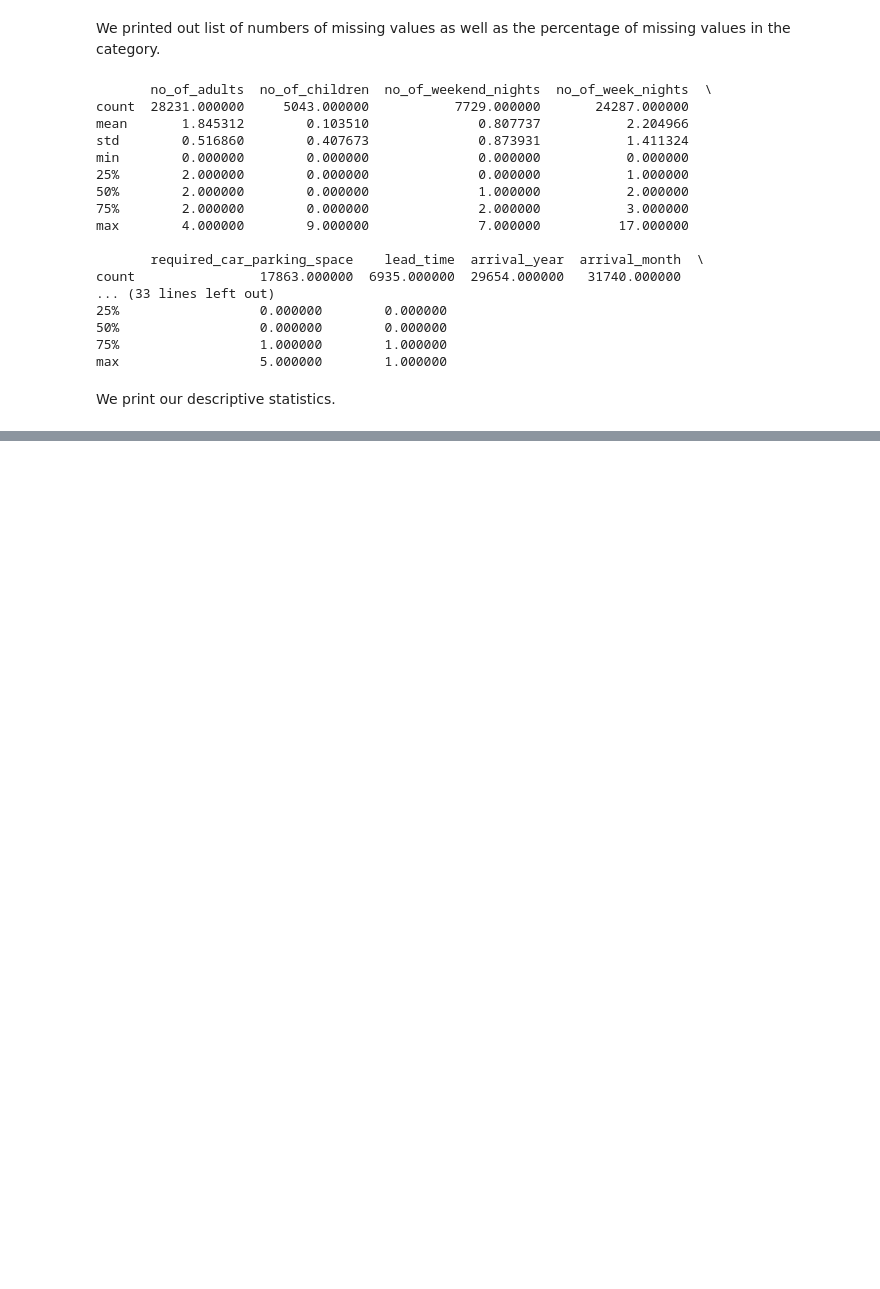
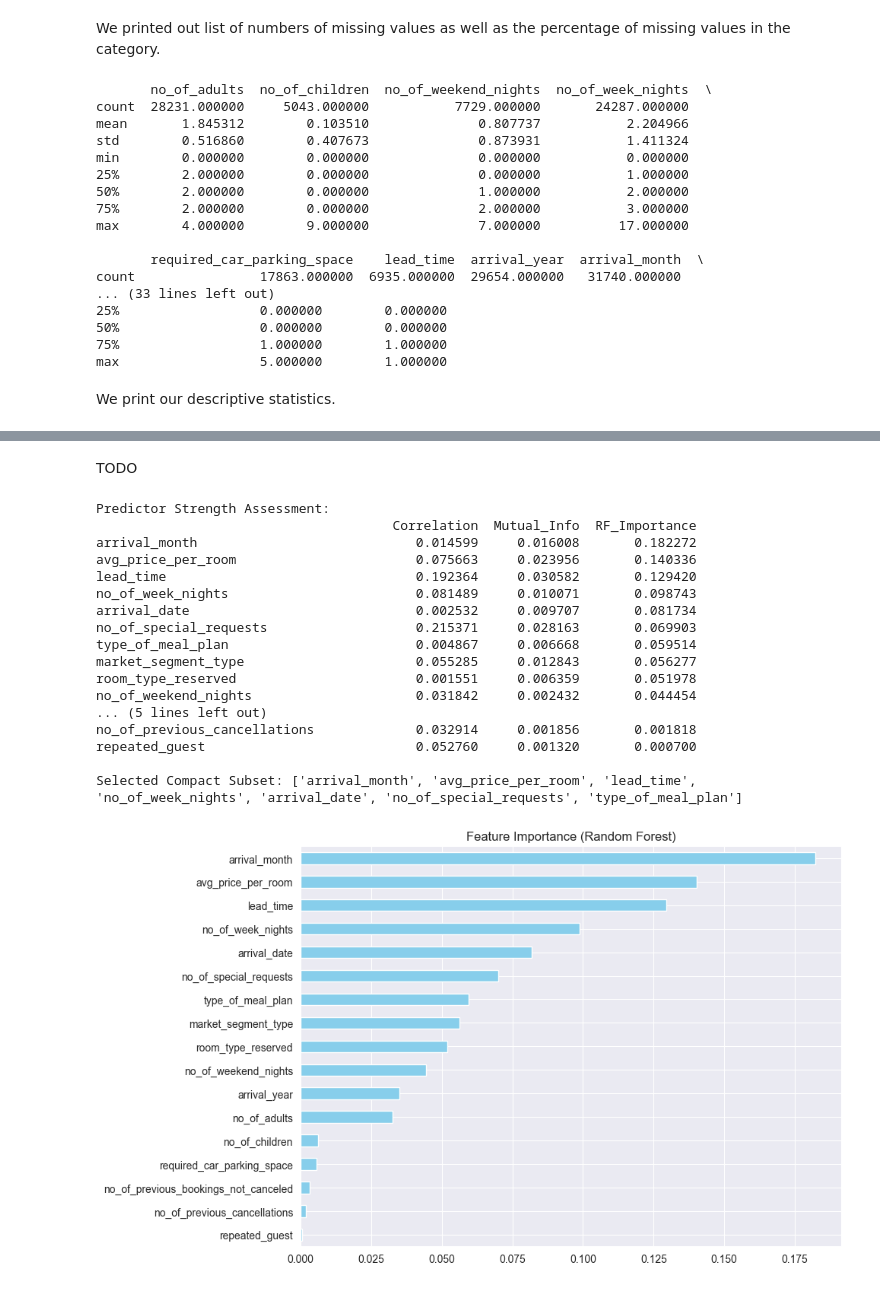
Before and after one commit to dajja-blip/data_science2_task2, a Jupyter notebook: Task1.ipynb, the cells around one changed output, grey strips where cells are left out. Saved outputs shown, nothing was run; the diff lists cells and outputs as text; code cells hidden in the pictures; blank space fills up the shorter version.

```diff
--- a/Task1.ipynb
+++ b/Task1.ipynb
@@ -188,0 +236,71 @@ Passing `palette` without assigning `hue` is deprecated and will be removed in v
+# %% [markdown]
+TODO
+# %%
+df_clean = df_clean.drop(columns=['Booking_ID']) # Drop identifier
+
+# 2. Preprocessing for Feature Analysis
+# Encode categorical variables so they can be processed by MI and RF
+le = LabelEncoder()
+for col in df_clean.select_dtypes(include=['object']).columns:
+    df_clean[col] = le.fit_transform(df_clean[col].astype(str))
+
+# Impute missing values with median to allow calculations
+imputer = SimpleImputer(strategy='median')
+df_imputed = pd.DataFrame(imputer.fit_transform(df_clean), columns=df_clean.columns)
+
+X = df_imputed.drop(columns=['booking_status'])
+y = df_imputed['booking_status']
+
+# --- METHOD 1: Pearson Correlation ---
+correlations = df_imputed.corr()['booking_status'].abs().drop('booking_status')
+
+# --- METHOD 2: Mutual Information (Captures non-linear relationships) ---
+mi_scores = mutual_info_classif(X, y, random_state=42)
+mi_series = pd.Series(mi_scores, index=X.columns)
+
+# --- METHOD 3: Random Forest Importance (Captures interactions) ---
+rf = RandomForestClassifier(n_estimators=100, random_state=42)
+rf.fit(X, y)
+rf_importance = pd.Series(rf.feature_importances_, index=X.columns)
+
+# 3. Combine and Compare Strengths
+importance_df = pd.DataFrame({
+    'Correlation': correlations,
+    'Mutual_Info': mi_series,
+    'RF_Importance': rf_importance
+}).sort_values(by='RF_Importance', ascending=False)
+
+print("Predictor Strength Assessment:")
+print(importance_df)
+
+# 4. Selection Logic: Choose top features across all metrics
+# We select the top 7 features based on RF importance as the baseline
+compact_subset = importance_df.head(7).index.tolist()
+print(f"\nSelected Compact Subset: {compact_subset}")
+
+# Optional: Visualize the importance
+plt.figure(figsize=(10, 6))
+importance_df['RF_Importance'].plot(kind='barh', color='skyblue')
+plt.title('Feature Importance (Random Forest)')
+plt.gca().invert_yaxis()
+plt.tight_layout()
+plt.savefig('feature_importance.png')
+# %% [output]
+Predictor Strength Assessment:
+                                      Correlation  Mutual_Info  RF_Importance
+arrival_month                            0.014599     0.016008       0.182272
+avg_price_per_room                       0.075663     0.023956       0.140336
+lead_time                                0.192364     0.030582       0.129420
+no_of_week_nights                        0.081489     0.010071       0.098743
+arrival_date                             0.002532     0.009707       0.081734
+no_of_special_requests                   0.215371     0.028163       0.069903
+type_of_meal_plan                        0.004867     0.006668       0.059514
+market_segment_type                      0.055285     0.012843       0.056277
+room_type_reserved                       0.001551     0.006359       0.051978
+no_of_weekend_nights                     0.031842     0.002432       0.044454
+... (5 lines left out)
+no_of_previous_cancellations             0.032914     0.001856       0.001818
+repeated_guest                           0.052760     0.001320       0.000700
+
+Selected Compact Subset: ['arrival_month', 'avg_price_per_room', 'lead_time', 'no_of_week_nights', 'arrival_date', 'no_of_special_requests', 'type_of_meal_plan']
+[figure, added]
```
Also changed, not shown: parts of 8 cells of this notebook.
